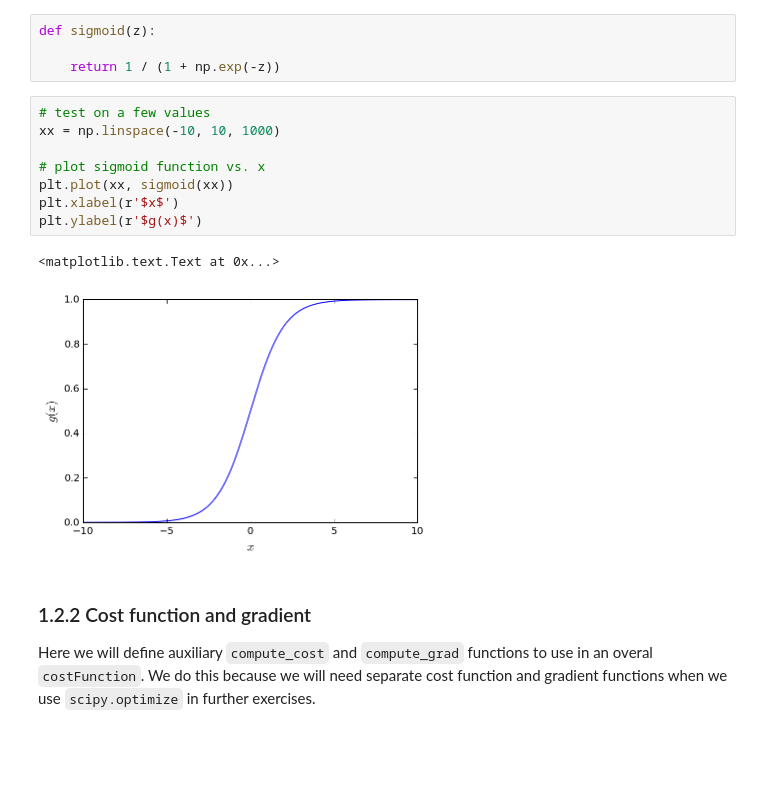
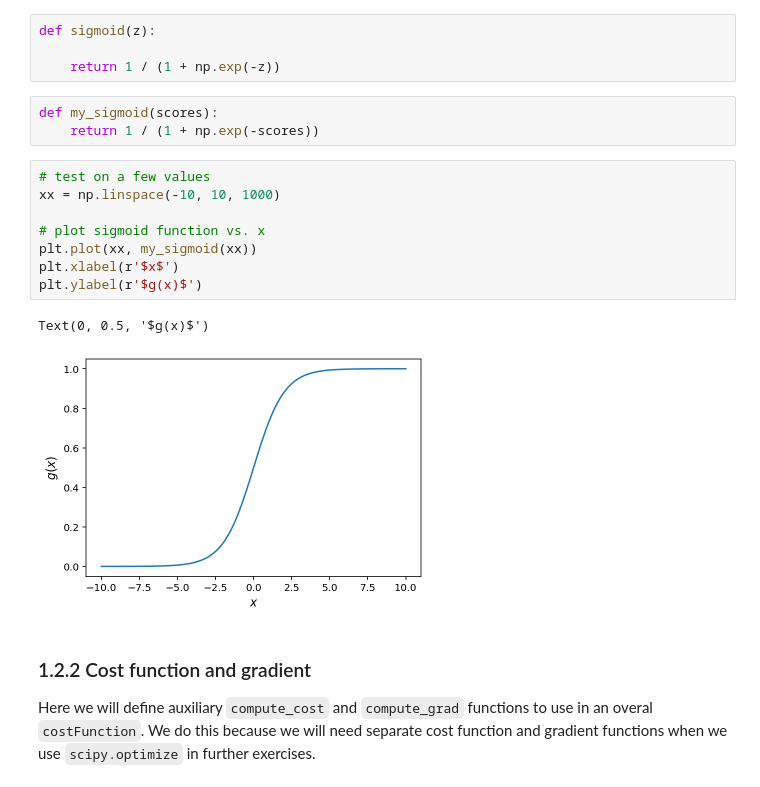
Before and after one commit to earny-joe/ML-Course-Solutions, a Jupyter notebook: ex2/ex2.ipynb, the cells around one changed output. Drawn from its saved outputs; the diff is of its cells as text; blank space fills up the shorter version.

```diff
--- a/ex2/ex2.ipynb
+++ b/ex2/ex2.ipynb
@@ -52,17 +52,20 @@ plotData(x, y)
 def sigmoid(z):
 
     return 1 / (1 + np.exp(-z))
+# %%
+def my_sigmoid(scores):
+    return 1 / (1 + np.exp(-scores))
 # %%
 # test on a few values
 xx = np.linspace(-10, 10, 1000)
 
 # plot sigmoid function vs. x
-plt.plot(xx, sigmoid(xx))
+plt.plot(xx, my_sigmoid(xx))
 plt.xlabel(r'$x$')
 plt.ylabel(r'$g(x)$')
 # %% [output]
-<matplotlib.text.Text at 0x...>
+Text(0, 0.5, '$g(x)$')
-[figure, old version]
+[figure, new version]
 # %% [markdown]
 ### 1.2.2 Cost function and gradient
 
```
Also changed, not shown: parts of 8 cells of this notebook.
